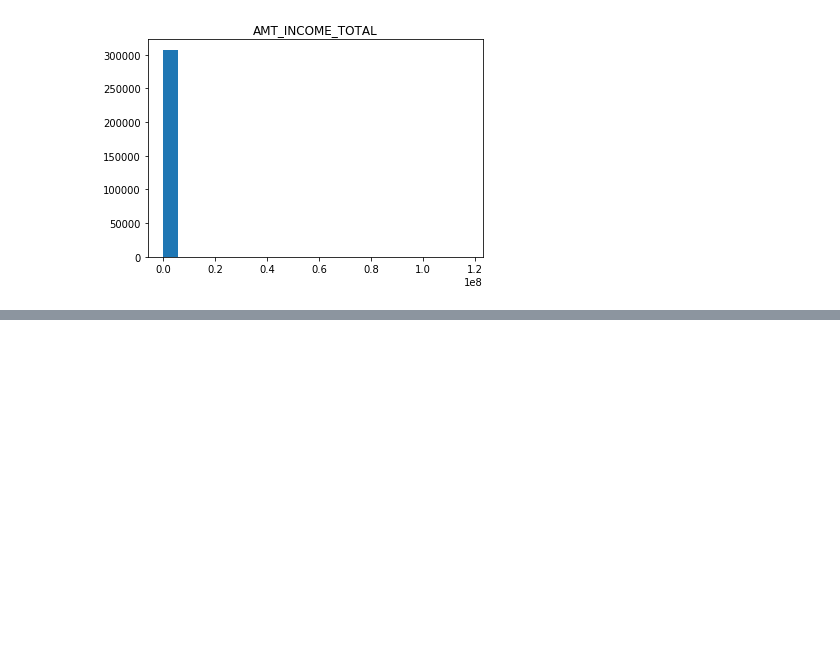
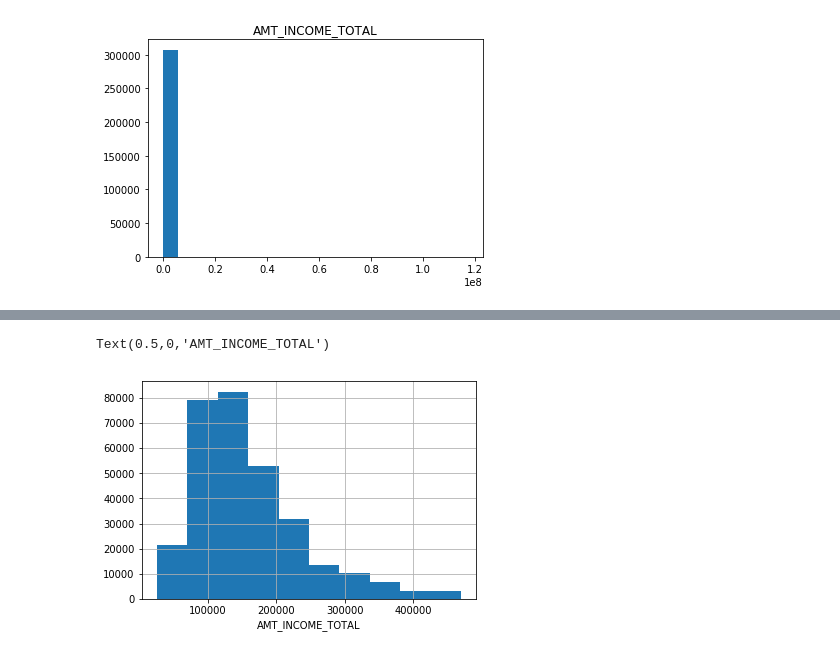
Before and after one commit to peropero1/4th-ML100days, a Jupyter notebook: homework/Day_008_HW.ipynb, the cells around one changed output, grey strips where cells are left out. Drawn from its saved outputs; the diff is of its cells as text; code cells hidden in the pictures; blank space fills up the shorter version.

```diff
--- a/homework/Day_008_HW.ipynb
+++ b/homework/Day_008_HW.ipynb
@@ -84,0 +87,14 @@ array([[<matplotlib.axes._subplots.AxesSubplot object at 0x...>]],
+# %%
+app_train.loc[app_train['AMT_INCOME_TOTAL']<app_train['AMT_INCOME_TOTAL'].quantile(0.99)]['AMT_INCOME_TOTAL'].hist()
+'''
+相當於：
+f=app_train.loc[app_train['AMT_INCOME_TOTAL']<app_train['AMT_INCOME_TOTAL'].quantile(0.99)]
+    # f 為包含所有欄位但'AMT_INCOME_TOTAL'的值小於0.99%的部份
+    # 即去掉max極端值的部份
+f['AMT_INCOME_TOTAL']
+
+'''
+plt.xlabel('AMT_INCOME_TOTAL')
+# %% [output]
+Text(0.5,0,'AMT_INCOME_TOTAL')
+[figure, added]
```
Also changed, not shown: parts of 4 cells of this notebook, 1 other file.
